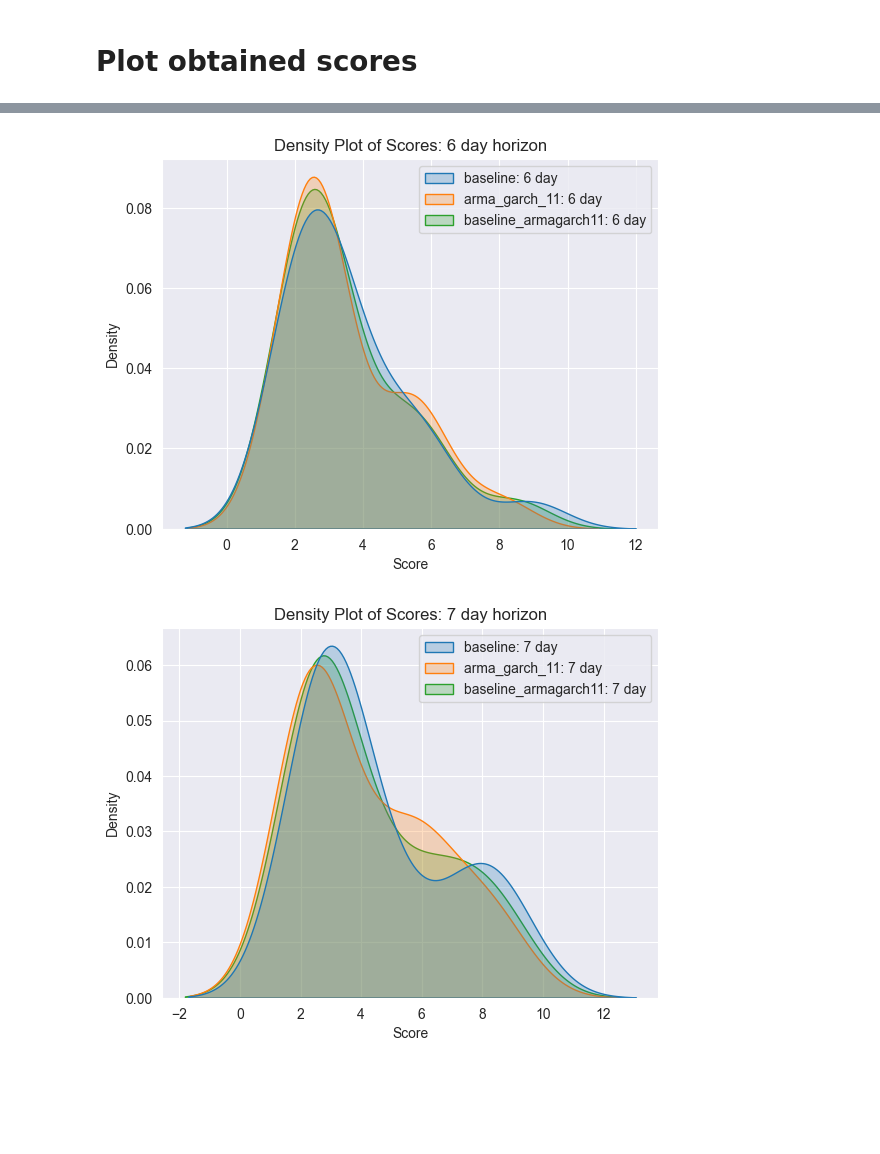
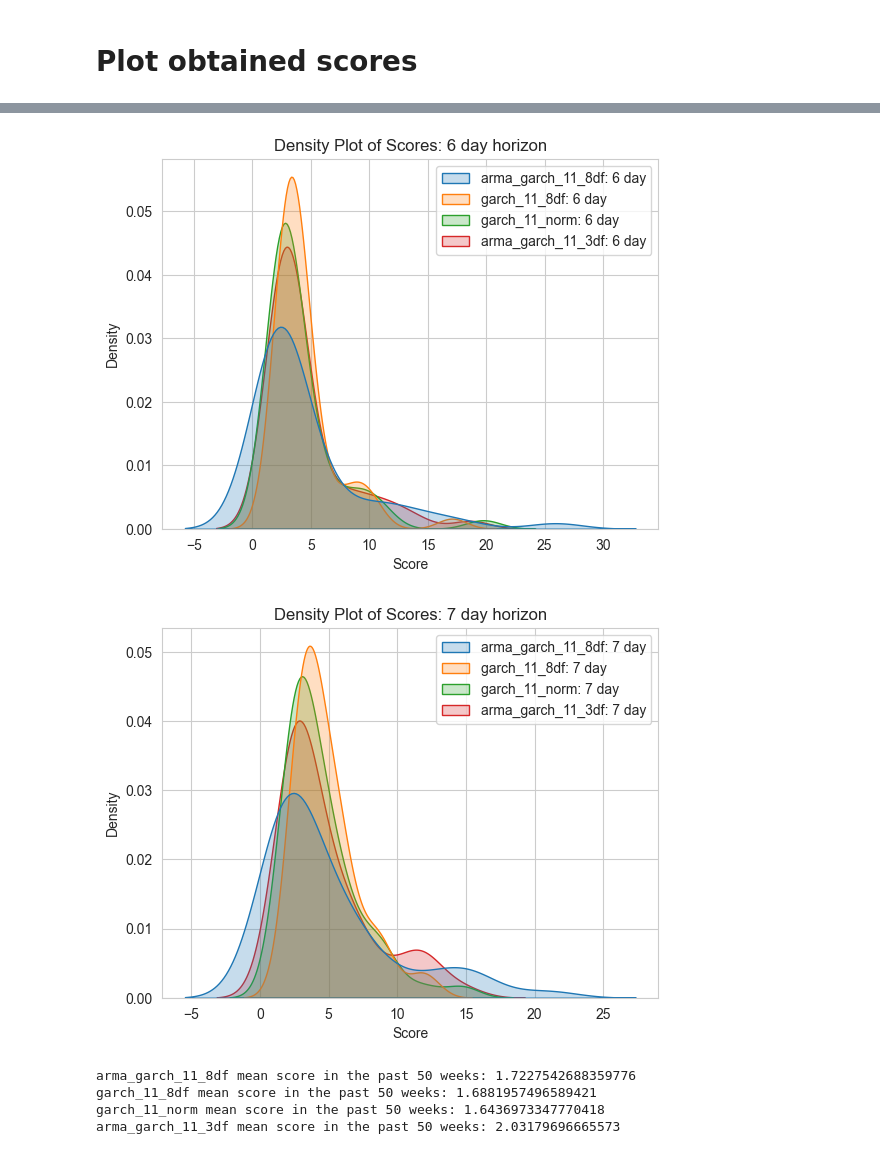
Before and after one commit to EliasKng/PTSFC, a Jupyter notebook: DAX/Validation/cross_validate_dax.ipynb, the cells around one changed output, grey strips where cells are left out. Saved outputs shown, nothing was run; the diff lists cells and outputs as text; code cells hidden in the pictures; blank space fills up the shorter version.

Commit message:
Dax: Calculate mean score

```diff
--- a/DAX/Validation/cross_validate_dax.ipynb
+++ b/DAX/Validation/cross_validate_dax.ipynb
@@ -82,35 +82,22 @@ def evaluate_model(model, df, last_x, years, months, weeks):
 
     return evaluation
 # %%
-from DAX.Models.arma_garch_11 import arma_garch_11
-from DAX.Models.garch11 import garch11, garch11_t
-from DAX.Models.baseline_100 import baseline_100
-from DAX.Models.baseline_300 import baseline_300
+from DAX.Models import arma_garch_11 as ag
+import importlib
+importlib.reload(ag)
 
 models = [
     {
-        'name': 'baseline',
-        'function': baseline
+        'name': 'garch11_norm_1y',
+        'function': ag.garch11_norm_1y
     },
     {
-        'name': 'garch11_t',
-        'function': garch11_t
+        'name': 'garch11_norm_2y',
+        'function': ag.garch11_norm_2y
     },
     {
-        'name': 'arma_garch_11',
-        'function': arma_garch_11
+        'name': 'garch11_norm_5y',
+        'function': ag.garch11_norm_5y
     },
-    {
-        'name': 'baseline_armagarch11',
-        'function': [[baseline, arma_garch_11],[0.5,0.5]]
-     },
-    # {
-    #     'name': 'baseline_300',
-    #     'function': baseline_300
-    #  },
-    # {
-    #     'name': 'baseline_100',
-    #     'function': baseline_100
-    #  },
 ]
 # %%
@@ -136,6 +123,6 @@ Iteration 20 of 20
 # %%
-with open('./Model evaluations/ARMAGARCH11.pkl', 'wb') as f:
-    pickle.dump(models, f)
+# with open('./Model evaluations/ARMAGARCH11.pkl', 'wb') as f:
+#     pickle.dump(models, f)
 #
 # with open('./Model evaluations/baseline.pkl', 'rb') as f:
 #     models = pickle.load(f)
@@ -172,7 +159,7 @@ score_df
 # Plot obtained scores
 # %%
 # models_display = ['baseline','garch11_t', 'arma_garch_11', 'baseline_armagarch11']
-models_display = ['baseline', 'arma_garch_11', 'baseline_armagarch11']
+models_display = ['arma_garch_11_8df', 'garch_11_8df', 'garch_11_norm','arma_garch_11_3df']
 # models_display = ['baseline', 'model4_sunhours', 'model4_holidays_2', 'model4', 'model4_population']
 for h in [str(i) + " day" for i in (1, 2, 5, 6, 7)]:
     # sns.kdeplot(data=score_df.loc[:,[f'baseline: {h}',f'model3: {h}',f'MM_baseline_model3: {h}']], fill=True)
@@ -193,5 +180,16 @@ for h in [str(i) + " day" for i in (1, 2, 5, 6, 7)]:
-[figure, old version]
+[figure, new version]
-[figure, old version]
+[figure, new version]
+# %%
+import statistics
+horizon = '1 day'
+score_df.loc[:,[f'{m}: {h}' for m in models_display]]
+for i,m in enumerate([statistics.mean(score_df.loc[:,f'{m}: {horizon}'].dropna()) for m in models_display]):
+    print(f'{models_display[i]} mean score in the past 50 weeks: {m}')
+# %% [output]
+arma_garch_11_8df mean score in the past 50 weeks: 1.7227542688359776
+garch_11_8df mean score in the past 50 weeks: 1.6881957496589421
+garch_11_norm mean score in the past 50 weeks: 1.6436973347770418
+arma_garch_11_3df mean score in the past 50 weeks: 2.03179696665573
 # %%
 for h in [str(i) + " day" for i in (1, 2, 5, 6, 7)]:
     score_df_36_no_na = score_df[score_df[f'{models_display[0]}: {h}'].notna()]
```
Also changed, not shown: parts of 8 cells of this notebook.
